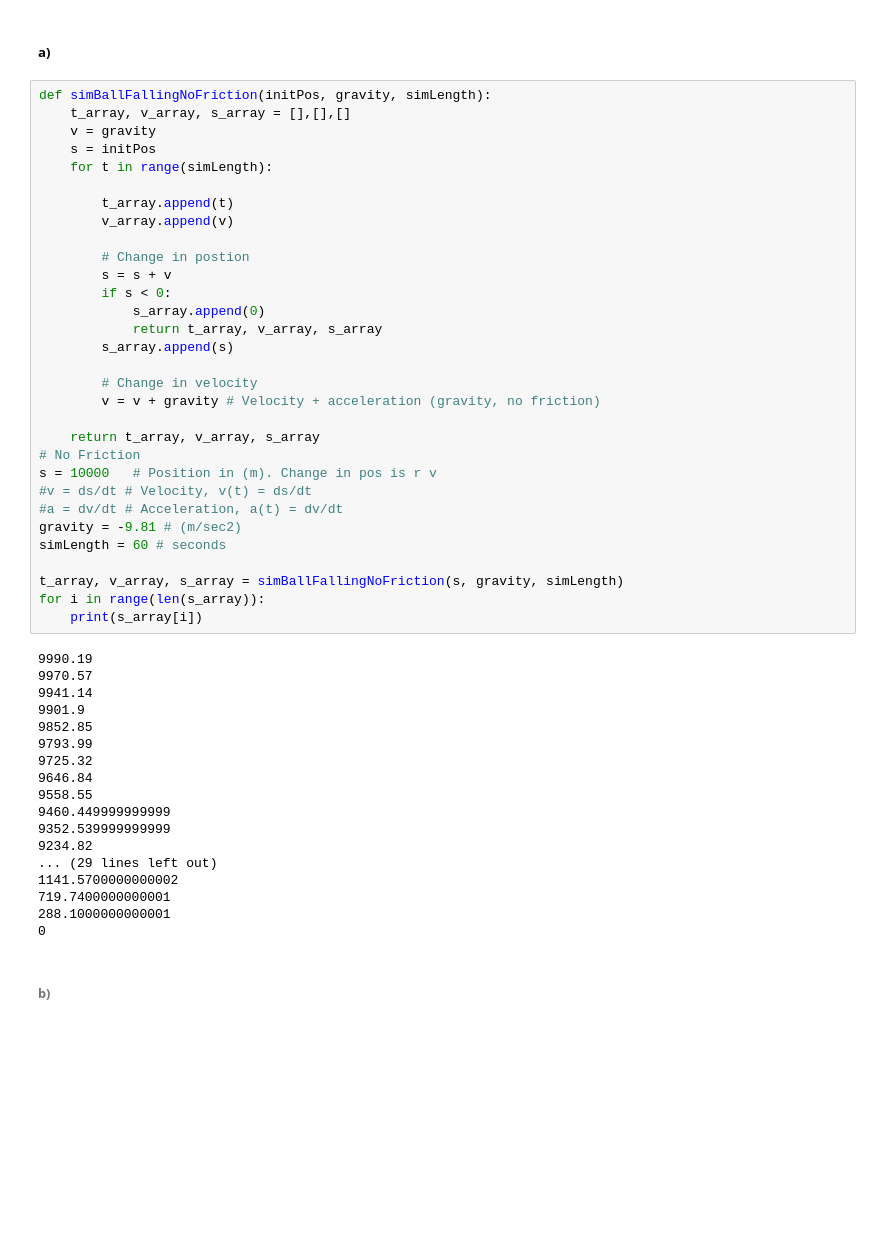
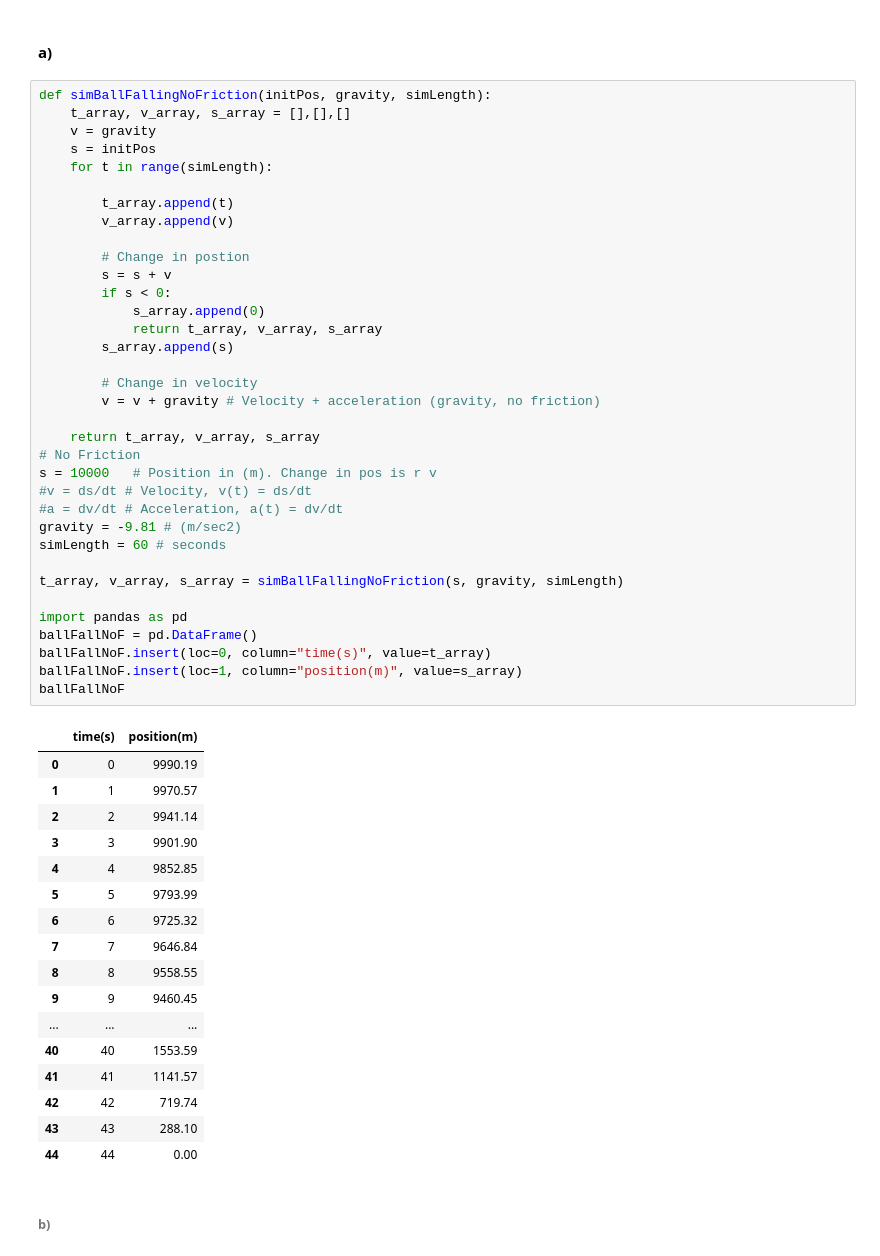
Before and after one commit to shaunG-lmt/Advanced_Computational_Science, a Jupyter notebook: SHAUN_GILL_LAB_02.ipynb, the cells around one changed output. Saved outputs shown, nothing was run; the diff lists cells and outputs as text; blank space fills up the shorter version.

```diff
--- a/SHAUN_GILL_LAB_02.ipynb
+++ b/SHAUN_GILL_LAB_02.ipynb
@@ -4,55 +4,59 @@
 #### Develop a model for the motion of a ball. Assuming, when on a windless day, someone standing on a bridge holds a ball over the side and tosses the ball straight up into the air. Ignore the modelling of friction (see the diagram below) in this example.
 # %% [markdown]
-##### a)
+#### a)
 # %%
 def simBallFallingNoFriction(initPos, gravity, simLength):
     t_array, v_array, s_array = [],[],[]
     v = gravity
     s = initPos
     for t in range(simLength):
 
         t_array.append(t)
         v_array.append(v)
 
         # Change in postion
         s = s + v
         if s < 0:
             s_array.append(0)
             return t_array, v_array, s_array
         s_array.append(s)
 
         # Change in velocity
         v = v + gravity # Velocity + acceleration (gravity, no friction)
 
     return t_array, v_array, s_array
 # No Friction
 s = 10000   # Position in (m). Change in pos is r v
 #v = ds/dt # Velocity, v(t) = ds/dt
 #a = dv/dt # Acceleration, a(t) = dv/dt
 gravity = -9.81 # (m/sec2)
 simLength = 60 # seconds
 
 t_array, v_array, s_array = simBallFallingNoFriction(s, gravity, simLength)
-for i in range(len(s_array)):
-    print(s_array[i])
+
+import pandas as pd
+ballFallNoF = pd.DataFrame()
+ballFallNoF.insert(loc=0, column="time(s)", value=t_array)
+ballFallNoF.insert(loc=1, column="position(m)", value=s_array)
+ballFallNoF
 # %% [output]
-9990.19
-9970.57
-9941.14
-9901.9
-9852.85
-9793.99
-9725.32
-9646.84
-9558.55
-9460.449999999999
-9352.539999999999
-9234.82
-... (29 lines left out)
-1141.5700000000002
-719.7400000000001
-288.1000000000001
-0
+|  | time(s) | position(m) |
+| 0 | 0 | 9990.19 |
+| 1 | 1 | 9970.57 |
+| 2 | 2 | 9941.14 |
+| 3 | 3 | 9901.90 |
+| 4 | 4 | 9852.85 |
+| 5 | 5 | 9793.99 |
+| 6 | 6 | 9725.32 |
+| 7 | 7 | 9646.84 |
+| 8 | 8 | 9558.55 |
+| 9 | 9 | 9460.45 |
+| ... | ... | ... |
+| 40 | 40 | 1553.59 |
+| 41 | 41 | 1141.57 |
+| 42 | 42 | 719.74 |
+| 43 | 43 | 288.10 |
+| 44 | 44 | 0.00 |
 # %% [markdown]
 ###### b)
 # %%
```
Also changed, not shown: parts of 6 cells of this notebook, 1 other file.
